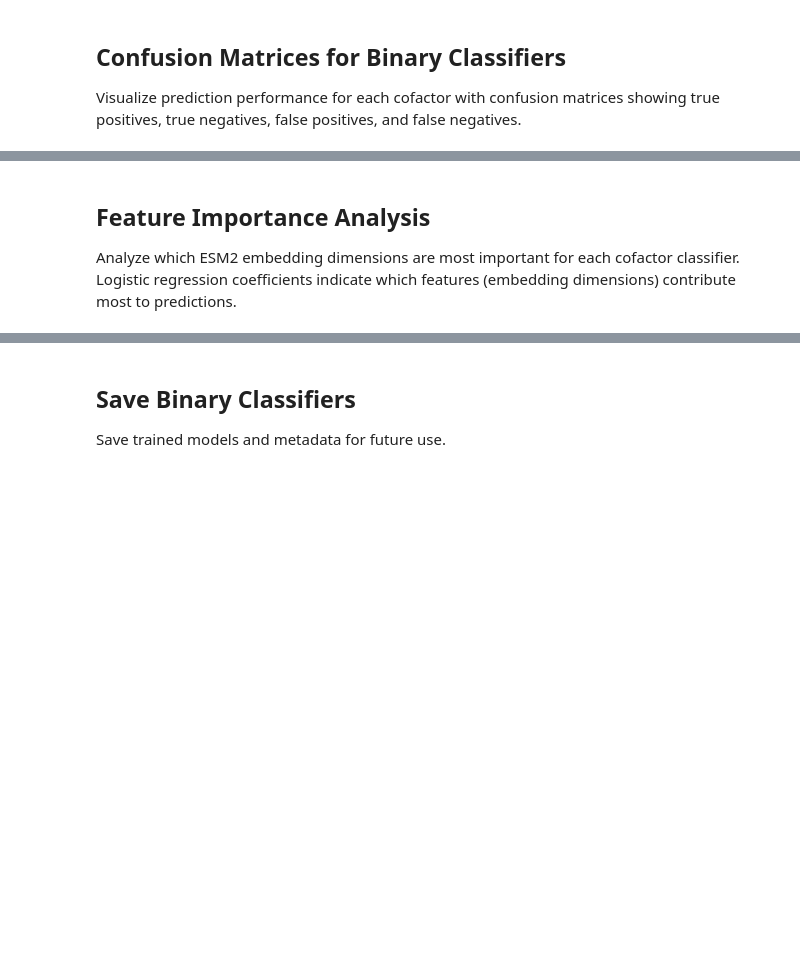
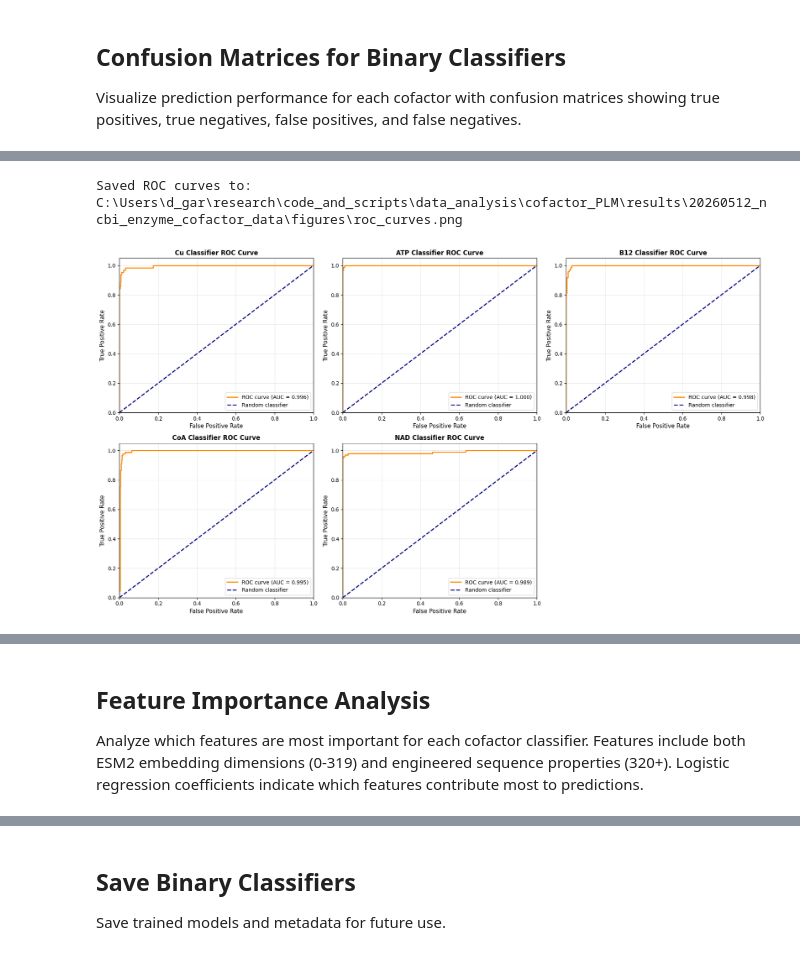
Before and after one commit to DGarciaLab/PLM_cofactor_prediction, a Jupyter notebook: protein_cofactor_prediction_V1.ipynb, the cells around one changed output, grey strips where cells are left out. Saved outputs shown, nothing was run; the diff lists cells and outputs as text; code cells hidden in the pictures; blank space fills up the shorter version.

```diff
--- a/protein_cofactor_prediction_V1.ipynb
+++ b/protein_cofactor_prediction_V1.ipynb
@@ -527,0 +1357,77 @@ Confusion matrices for all 5 binary classifiers
+# %%
+# Generate ROC curves for all binary classifiers
+
+from sklearn.metrics import roc_curve, auc, roc_auc_score
+
+n_cofactors = len(cofactor_names)
+n_cols = min(3, n_cofactors)
+n_rows = int(np.ceil(n_cofactors / n_cols))
+
+fig, axes = plt.subplots(n_rows, n_cols, figsize=(6*n_cols, 5*n_rows))
+if n_cofactors == 1:
+    axes = np.array([axes])
+axes = axes.flatten()
+
+roc_data = {}
+
+for idx, cofactor in enumerate(cofactor_names):
+    results = binary_results[cofactor]
+    y_test = results['y_test']
+    y_proba = results['y_proba'][:, 1]  # Probability of positive class
+
+    # Calculate ROC curve
+    fpr, tpr, thresholds = roc_curve(y_test, y_proba)
+    roc_auc = auc(fpr, tpr)
+
+    # Store ROC data
+    roc_data[cofactor] = {
+        'fpr': fpr,
+        'tpr': tpr,
+        'thresholds': thresholds,
+        'auc': roc_auc
+    }
+
+    # Plot ROC curve
+    axes[idx].plot(fpr, tpr, color='darkorange', lw=2,
+                   label=f'ROC curve (AUC = {roc_auc:.3f})')
+    axes[idx].plot([0, 1], [0, 1], color='navy', lw=2, linestyle='--',
+                   label='Random classifier')
+    axes[idx].set_xlim([0.0, 1.0])
+    axes[idx].set_ylim([0.0, 1.05])
+    axes[idx].set_xlabel('False Positive Rate', fontsize=11)
+    axes[idx].set_ylabel('True Positive Rate', fontsize=11)
+    axes[idx].set_title(f'{cofactor} Classifier ROC Curve',
+                       fontsize=12, fontweight='bold')
+    axes[idx].legend(loc="lower right", fontsize=10)
+    axes[idx].grid(alpha=0.3)
+
+# Hide extra subplots
+for idx in range(n_cofactors, len(axes)):
+    axes[idx].axis('off')
+
+plt.tight_layout()
+
+# Save figure
+roc_curves_path = os.path.join(FIGURES_DIR, "roc_curves.png")
+plt.savefig(roc_curves_path, dpi=300, bbox_inches='tight')
+print(f"Saved ROC curves to: {roc_curves_path}")
+
+plt.show()
+
+# Print summary
+print("\n" + "=" * 80)
+print("ROC AUC SCORES SUMMARY")
+print("=" * 80)
+for cofactor in cofactor_names:
+    auc_score = roc_data[cofactor]['auc']
+    print(f"{cofactor}: AUC = {auc_score:.4f}")
+print("=" * 80)
+print("\nInterpretation:")
+print("  - AUC = 1.0: Perfect classifier")
+print("  - AUC = 0.5: Random classifier (no better than chance)")
+print("  - AUC > 0.7: Generally acceptable performance")
+print("  - AUC > 0.8: Excellent performance")
+print("  - AUC > 0.9: Outstanding performance")
+# %% [output]
+Saved ROC curves to: C:\Users\d_gar\research\code_and_scripts\data_analysis\cofactor_PLM\results\20260512_ncbi_enzyme_cofactor_data\figures\roc_curves.png
+[figure, added]
@@ -528,7 +1450,7 @@ Confusion matrices for all 5 binary classifiers
 # %% [markdown]
 ## Feature Importance Analysis
 
-Analyze which ESM2 embedding dimensions are most important for each cofactor classifier. Logistic regression coefficients indicate which features (embedding dimensions) contribute most to predictions.
+Analyze which features are most important for each cofactor classifier. Features include both ESM2 embedding dimensions (0-319) and engineered sequence properties (320+). Logistic regression coefficients indicate which features contribute most to predictions.
 # %%
 # Extract and rank feature importance for each classifier
 
```
Also changed, not shown: parts of 30 cells of this notebook, 3 other files.
